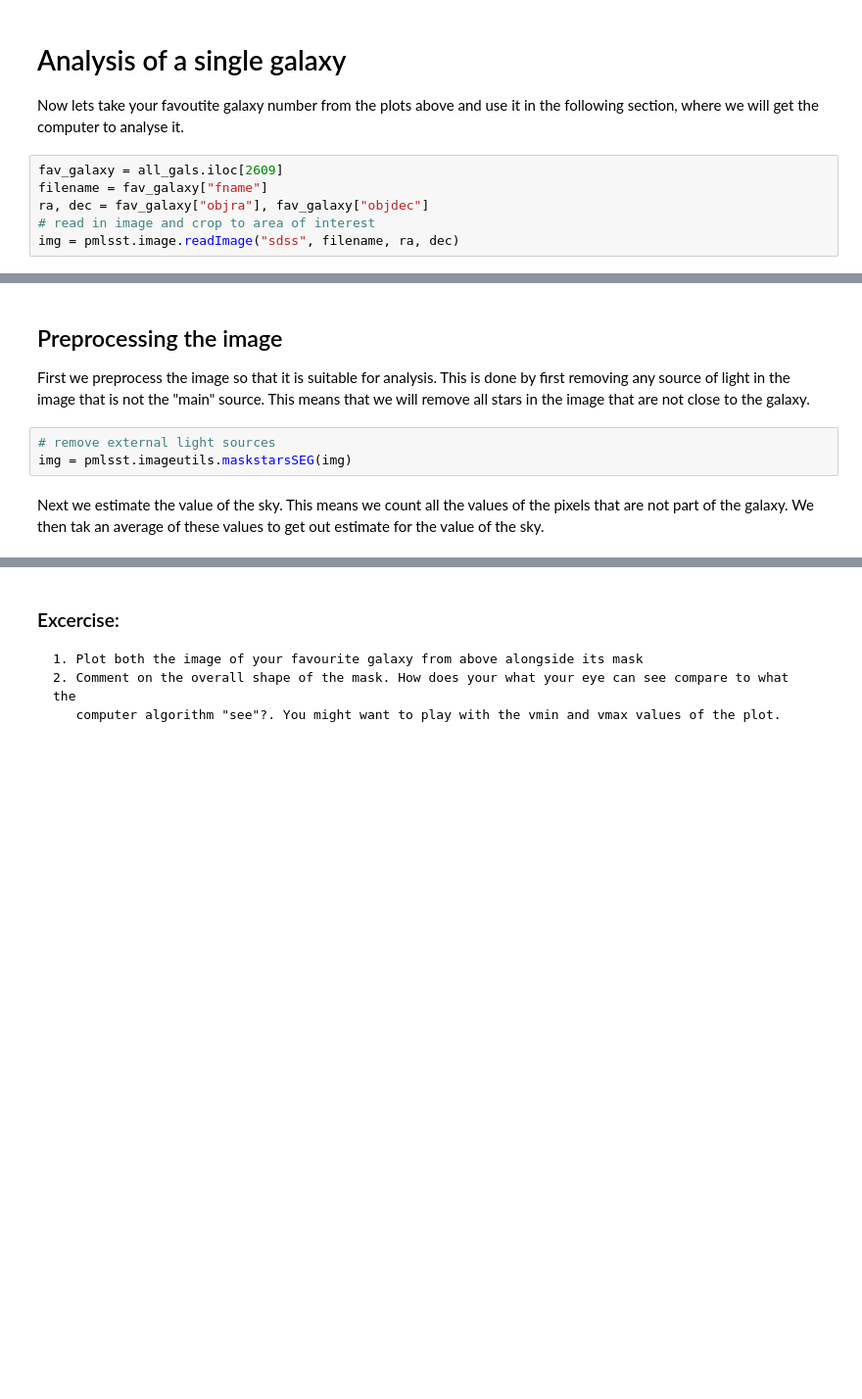
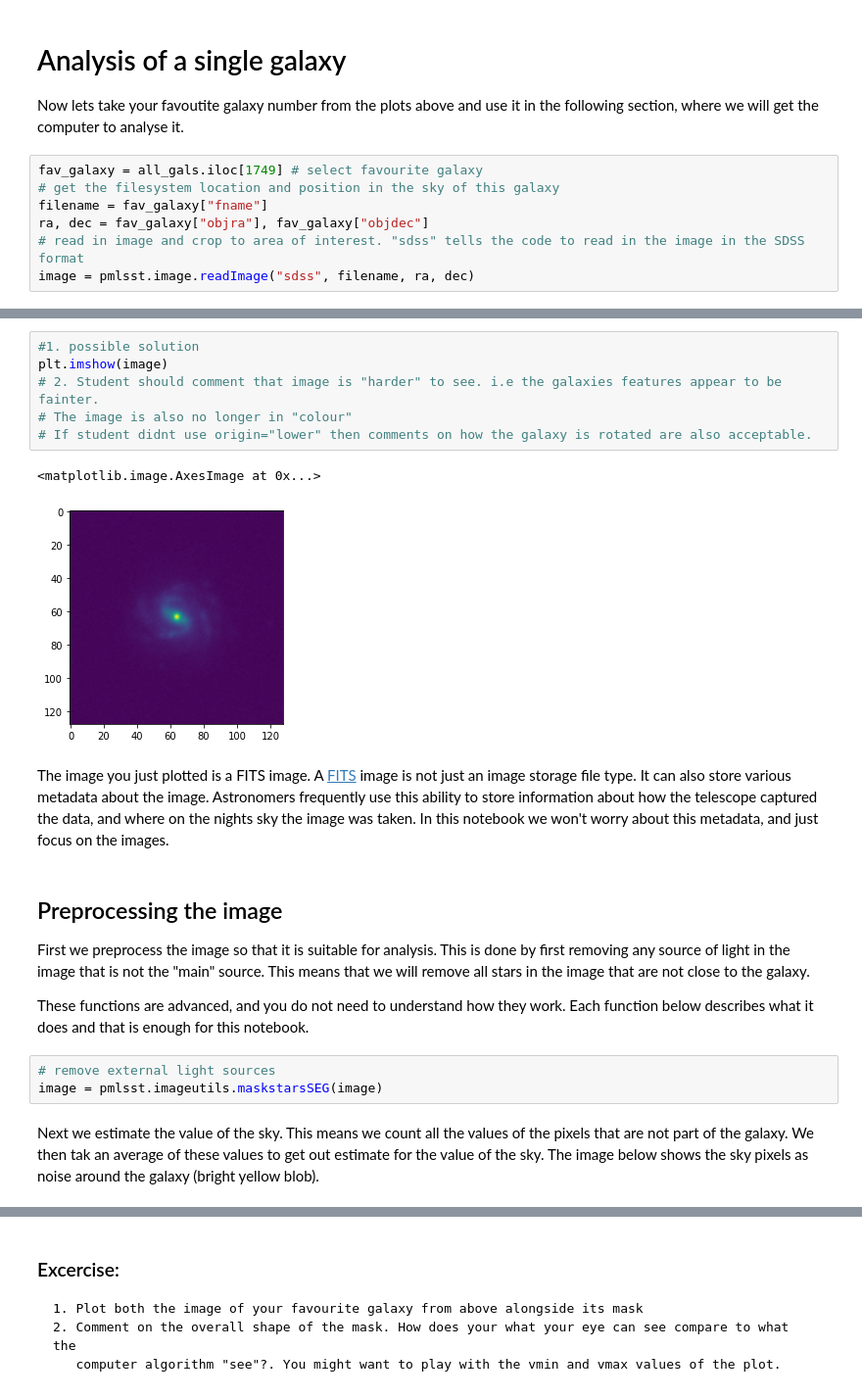
Before and after one commit to lewisfish/PawlikMorph-LSST, a Jupyter notebook: notebooks/outreach.ipynb, the cells around one changed output, grey strips where cells are left out. Shown at 98% size. Drawn from its saved outputs; the diff is of its cells as text; blank space fills up the shorter version.

Commit message:
finished notebook 1. Added some code warnings and hopefully made it easier to understand.

```diff
--- a/notebooks/outreach.ipynb
+++ b/notebooks/outreach.ipynb
@@ -177,8 +195,9 @@ Plotting images...
 # Analysis of a single galaxy
 Now lets take your favoutite galaxy number from the plots above and use it in the following section, where we will get the computer to analyse it.
 # %%
-fav_galaxy = all_gals.iloc[2609]
+fav_galaxy = all_gals.iloc[1749] # select favourite galaxy
+# get the filesystem location and position in the sky of this galaxy
 filename = fav_galaxy["fname"]
 ra, dec = fav_galaxy["objra"], fav_galaxy["objdec"]
-# read in image and crop to area of interest
-img = pmlsst.image.readImage("sdss", filename, ra, dec)
+# read in image and crop to area of interest. "sdss" tells the code to read in the image in the SDSS format
+image = pmlsst.image.readImage("sdss", filename, ra, dec)
@@ -185,11 +210,25 @@ img = pmlsst.image.readImage("sdss", filename, ra, dec)
+# %%
+#1. possible solution
+plt.imshow(image)
+# 2. Student should comment that image is "harder" to see. i.e the galaxies features appear to be fainter.
+# The image is also no longer in "colour"
+# If student didnt use origin="lower" then comments on how the galaxy is rotated are also acceptable.
+# %% [output]
+<matplotlib.image.AxesImage at 0x...>
+[figure, added]
+# %% [markdown]
+The image you just plotted is a FITS image. A [FITS](https://en.wikipedia.org/wiki/FITS) image is not just an image storage file type. It can also store various metadata about the image. Astronomers frequently use this ability to store information about how the telescope captured the data, and where on the nights sky the image was taken. In this notebook we won't worry about this metadata, and just focus on the images.
 # %% [markdown]
 ## Preprocessing the image
 First we preprocess the image so that it is suitable for analysis.
 This is done by first removing any source of light in the image that is not the "main" source. This means that we will remove all stars in the image that are not close to the galaxy.
+
+These functions are advanced, and you do not need to understand how they work.
+Each function below describes what it does and that is enough for this notebook.
 # %%
 # remove external light sources
-img = pmlsst.imageutils.maskstarsSEG(img)
+image = pmlsst.imageutils.maskstarsSEG(image)
 # %% [markdown]
-Next we estimate the value of the sky. This means we count all the values of the pixels that are not part of the galaxy. We then tak an average of these values to get out estimate for the value of the sky.
+Next we estimate the value of the sky. This means we count all the values of the pixels that are not part of the galaxy. We then tak an average of these values to get out estimate for the value of the sky. The image below shows the sky pixels as noise around the galaxy (bright yellow blob).
 # %%
 # estimate skybackground
```
Also changed, not shown: parts of 19 cells of this notebook.
